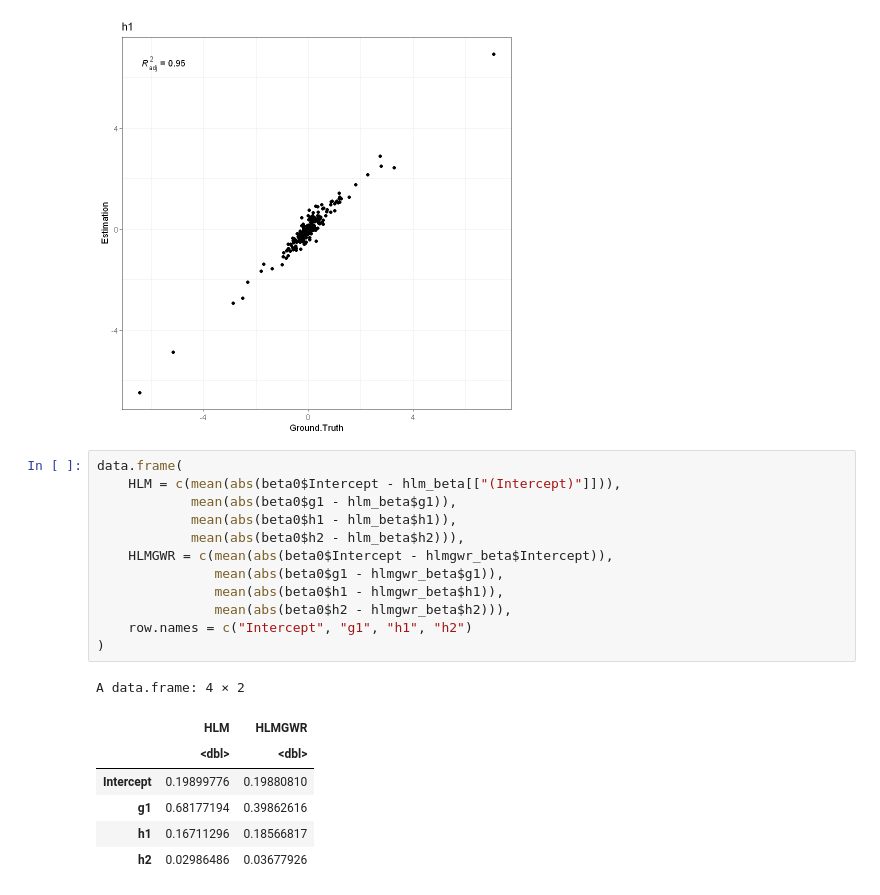
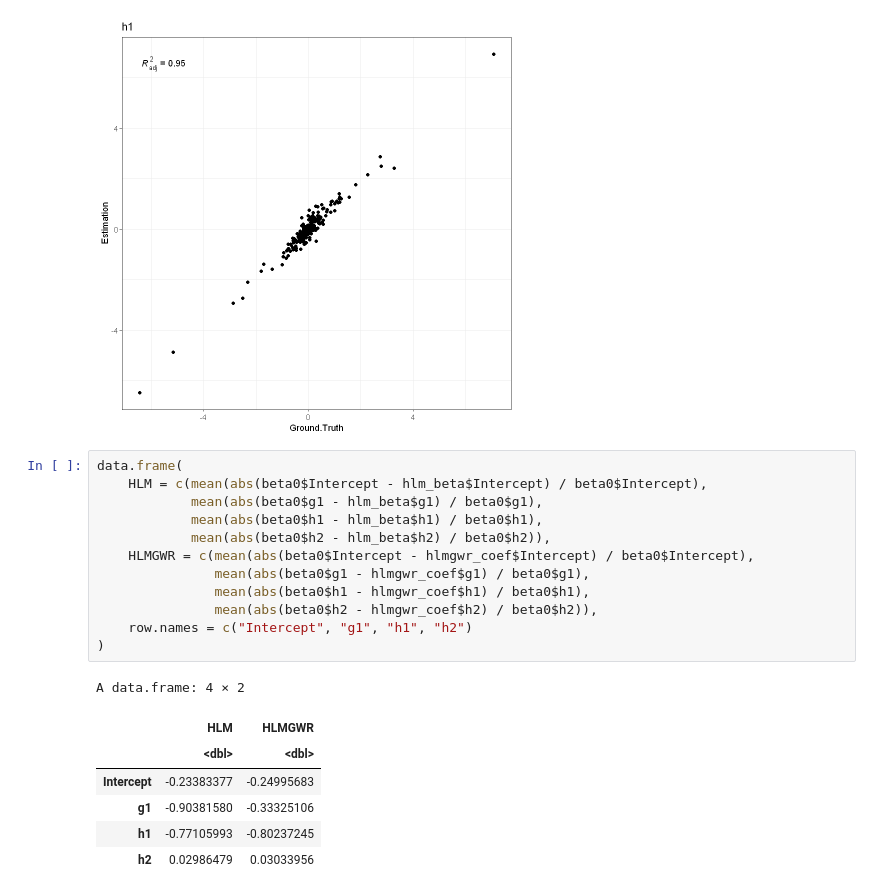
Before and after one commit to HPDell/hgwr, a Jupyter notebook: scripts/check_result.ipynb, the cells around one changed output. Saved outputs shown, nothing was run; the diff lists cells and outputs as text.

```diff
--- a/scripts/check_result.ipynb
+++ b/scripts/check_result.ipynb
@@ -279,21 +280,21 @@ data.frame(Ground.Truth = beta0$h1, Estimation = hlmgwr_coef$h1) %>%
 [figure]
 # %%
 data.frame(
-    HLM = c(mean(abs(beta0$Intercept - hlm_beta[["(Intercept)"]])),
-            mean(abs(beta0$g1 - hlm_beta$g1)),
-            mean(abs(beta0$h1 - hlm_beta$h1)),
-            mean(abs(beta0$h2 - hlm_beta$h2))),
-    HLMGWR = c(mean(abs(beta0$Intercept - hlmgwr_beta$Intercept)),
-               mean(abs(beta0$g1 - hlmgwr_beta$g1)),
-               mean(abs(beta0$h1 - hlmgwr_beta$h1)),
-               mean(abs(beta0$h2 - hlmgwr_beta$h2))),
+    HLM = c(mean(abs(beta0$Intercept - hlm_beta$Intercept) / beta0$Intercept),
+            mean(abs(beta0$g1 - hlm_beta$g1) / beta0$g1),
+            mean(abs(beta0$h1 - hlm_beta$h1) / beta0$h1),
+            mean(abs(beta0$h2 - hlm_beta$h2) / beta0$h2)),
+    HLMGWR = c(mean(abs(beta0$Intercept - hlmgwr_coef$Intercept) / beta0$Intercept),
+               mean(abs(beta0$g1 - hlmgwr_coef$g1) / beta0$g1),
+               mean(abs(beta0$h1 - hlmgwr_coef$h1) / beta0$h1),
+               mean(abs(beta0$h2 - hlmgwr_coef$h2) / beta0$h2)),
     row.names = c("Intercept", "g1", "h1", "h2")
 )
 # %% [output]
 A data.frame: 4 × 2
 |  | HLM | HLMGWR |
 |  | <dbl> | <dbl> |
-| Intercept | 0.19899776 | 0.19880810 |
-| g1 | 0.68177194 | 0.39862616 |
-| h1 | 0.16711296 | 0.18566817 |
-| h2 | 0.02986486 | 0.03677926 |
+| Intercept | -0.23383377 | -0.24995683 |
+| g1 | -0.90381580 | -0.33325106 |
+| h1 | -0.77105993 | -0.80237245 |
+| h2 | 0.02986479 | 0.03033956 |
```
Also changed, not shown: parts of 4 cells of this notebook.
